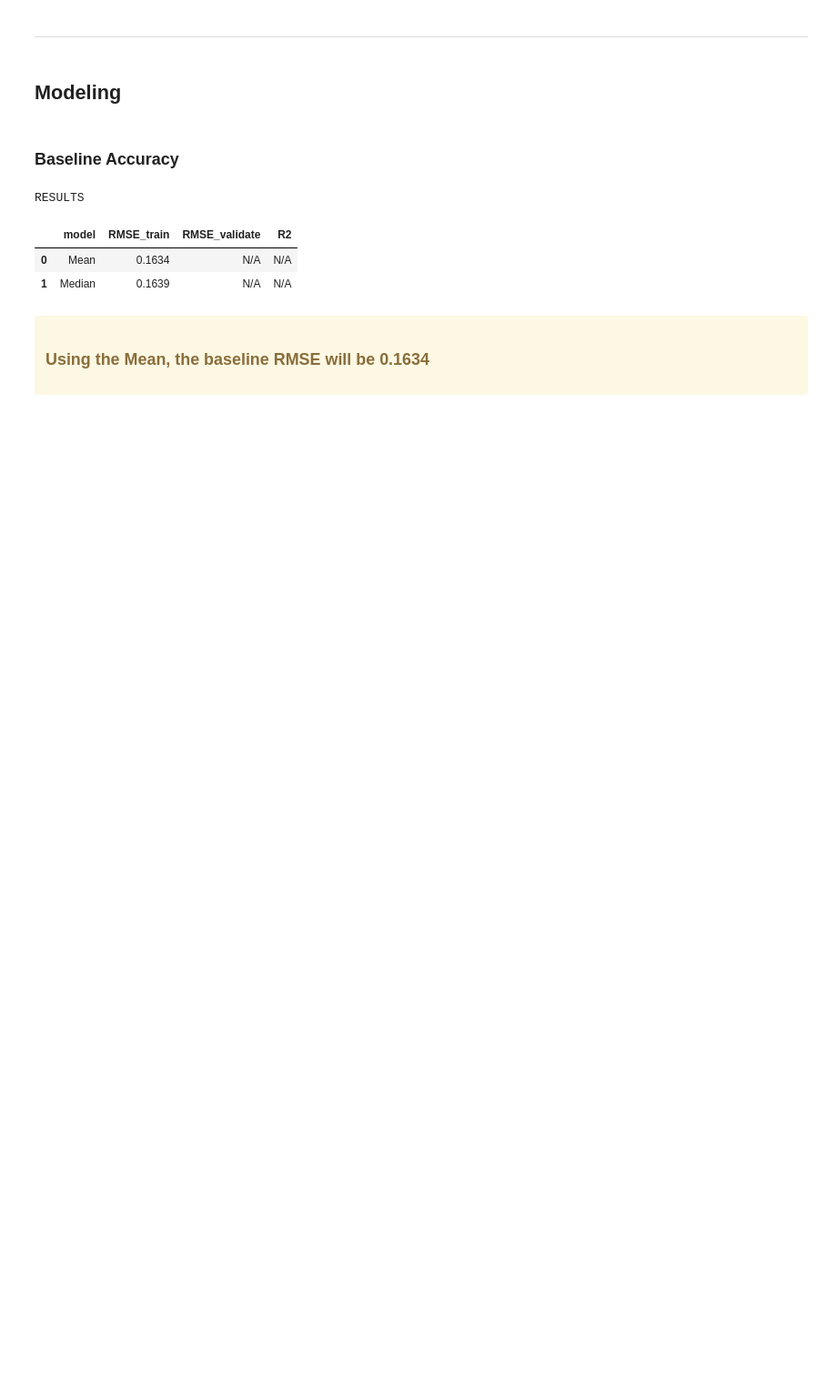
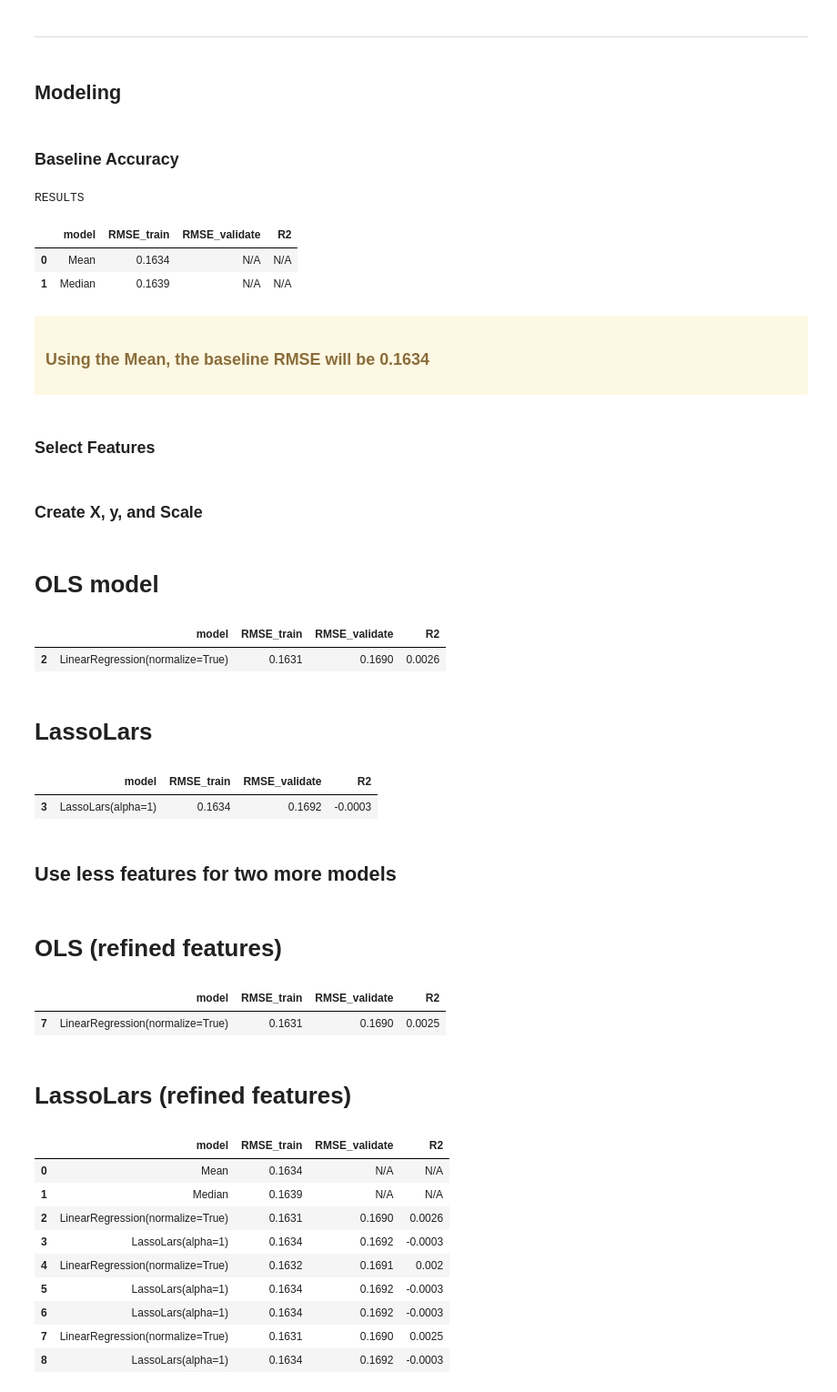
Before and after one commit to Codeup-Joe-Dan/zillow_clustering, a Jupyter notebook: final_notebook.ipynb, the cells around one changed output. Shown at 91% size. Saved outputs shown, nothing was run; the diff lists cells and outputs as text; code cells hidden in the pictures; blank space fills up the shorter version.

```diff
--- a/final_notebook.ipynb
+++ b/final_notebook.ipynb
@@ -291,3 +275,5 @@ RESULTS
 <div class="alert alert-block alert-warning">
 
 ### Using the Mean, the baseline RMSE will be 0.1634
+# %% [markdown]
+### Select Features
@@ -293,0 +287,2 @@ RESULTS
+# %% [markdown]
+### Create X, y, and Scale
@@ -293,0 +303,63 @@ RESULTS
+# %% [markdown]
+# OLS model
+# %%
+# send the OLS model to a function in the modeling.py file and append values to results table
+newresult = modeling.LRmodel(OLS, X_train, y_train, X_validate, y_validate)
+results.loc[len(results)] = newresult
+results.tail(1)
+# %% [output]
+|  | model | RMSE_train | RMSE_validate | R2 |
+| 2 | LinearRegression(normalize=True) | 0.1631 | 0.1690 | 0.0026 |
+# %% [markdown]
+# LassoLars
+# %%
+# send the LassoLars model to a function in the modeling.py file and append values to results table
+newresult = modeling.LRmodel(LassoLars, X_train, y_train, X_validate, y_validate)
+results.loc[len(results)] = newresult
+results.tail(1)
+# %% [output]
+|  | model | RMSE_train | RMSE_validate | R2 |
+| 3 | LassoLars(alpha=1) | 0.1634 | 0.1692 | -0.0003 |
+# %% [markdown]
+## Use less features for two more models
+# %%
+# Select features for modeling
+features2 = [ 'sqft', 'lotsize', 'regionidzip', 'age',
+        'dollarspersqft', 'Los Angeles', 'Orange', 'Ventura']
+
+# recreate X_train, X_validate, X_test
+X_train = train[features2]
+X_validate = validate[features2]
+
+# scale data and save back to X
+scaler = MinMaxScaler()
+X_train[features2] = scaler.fit_transform(X_train[features2])
+X_validate[features2] = scaler.transform(X_validate[features2])
+# %% [markdown]
+# OLS (refined features)
+# %%
+# send the OLS model to a function in the modeling.py file and append values to results table
+newresult = modeling.LRmodel(OLS, X_train, y_train, X_validate, y_validate)
+results.loc[len(results)] = newresult
+results.tail(1)
+# %% [output]
+|  | model | RMSE_train | RMSE_validate | R2 |
+| 7 | LinearRegression(normalize=True) | 0.1631 | 0.1690 | 0.0025 |
+# %% [markdown]
+# LassoLars (refined features)
+# %%
+# send the LassoLars model to a function in the modeling.py file and append values to results table
+newresult = modeling.LRmodel(LassoLars, X_train, y_train, X_validate, y_validate)
+results.loc[len(results)] = newresult
+results
+# %% [output]
+|  | model | RMSE_train | RMSE_validate | R2 |
+| 0 | Mean | 0.1634 | N/A | N/A |
+| 1 | Median | 0.1639 | N/A | N/A |
+| 2 | LinearRegression(normalize=True) | 0.1631 | 0.1690 | 0.0026 |
+| 3 | LassoLars(alpha=1) | 0.1634 | 0.1692 | -0.0003 |
+| 4 | LinearRegression(normalize=True) | 0.1632 | 0.1691 | 0.002 |
+| 5 | LassoLars(alpha=1) | 0.1634 | 0.1692 | -0.0003 |
+| 6 | LassoLars(alpha=1) | 0.1634 | 0.1692 | -0.0003 |
+| 7 | LinearRegression(normalize=True) | 0.1631 | 0.1690 | 0.0025 |
+| 8 | LassoLars(alpha=1) | 0.1634 | 0.1692 | -0.0003 |
```
Also changed, not shown: parts of 18 cells of this notebook, 2 other files.
